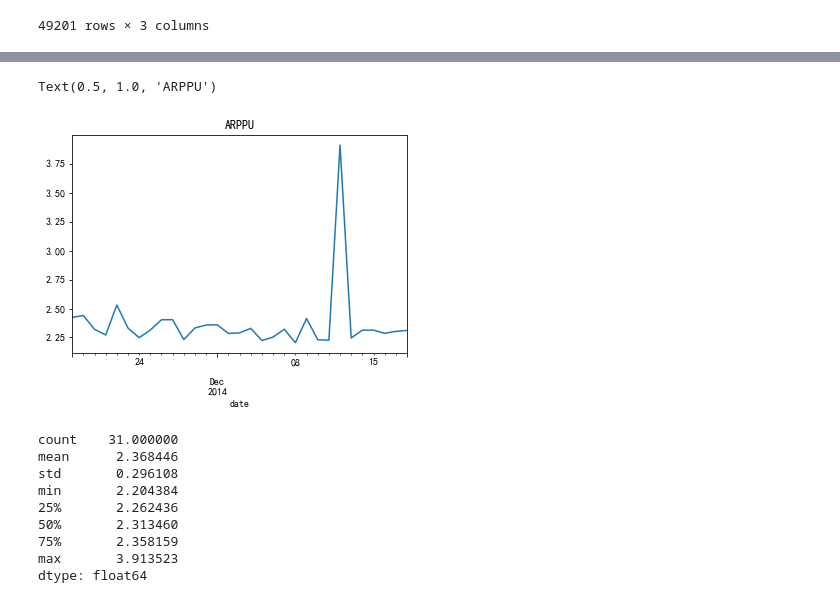
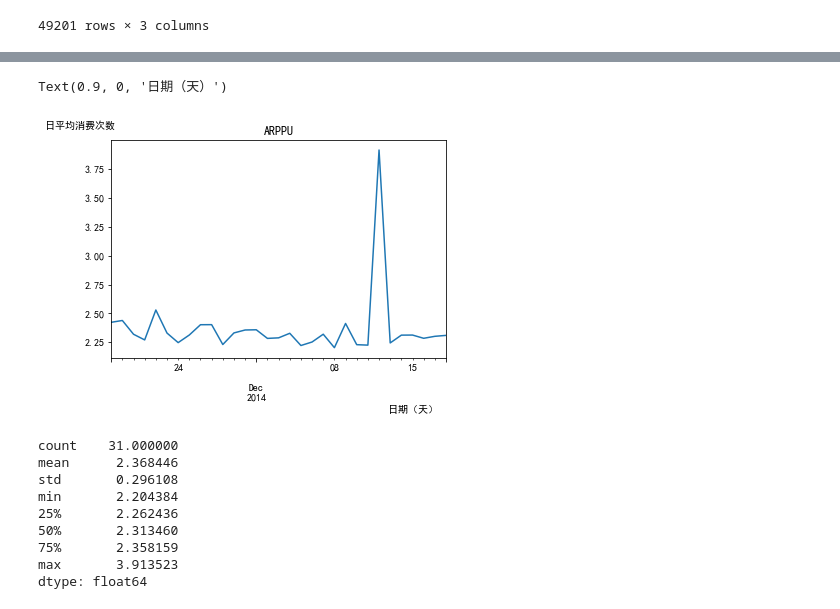
Before and after one commit to Justale111/DA, a Jupyter notebook: TaobaoDA.ipynb, the cells around one changed output, grey strips where cells are left out. Drawn from its saved outputs; the diff is of its cells as text; code cells hidden in the pictures.

```diff
--- a/TaobaoDA.ipynb
+++ b/TaobaoDA.ipynb
@@ -552,9 +558,11 @@ dtype: float64
 # %%
 arppu.plot()
 plt.title('ARPPU')
+plt.ylabel("日平均消费次数",rotation=0,y=1.05)
+plt.xlabel("日期（天）",x=0.9)
 # %% [output]
-Text(0.5, 1.0, 'ARPPU')
+Text(0.9, 0, '日期（天）')
-[figure, old version]
+[figure, new version]
 # %%
 arppu.describe()
 # %% [output]
```
Also changed, not shown: parts of 16 cells of this notebook.
